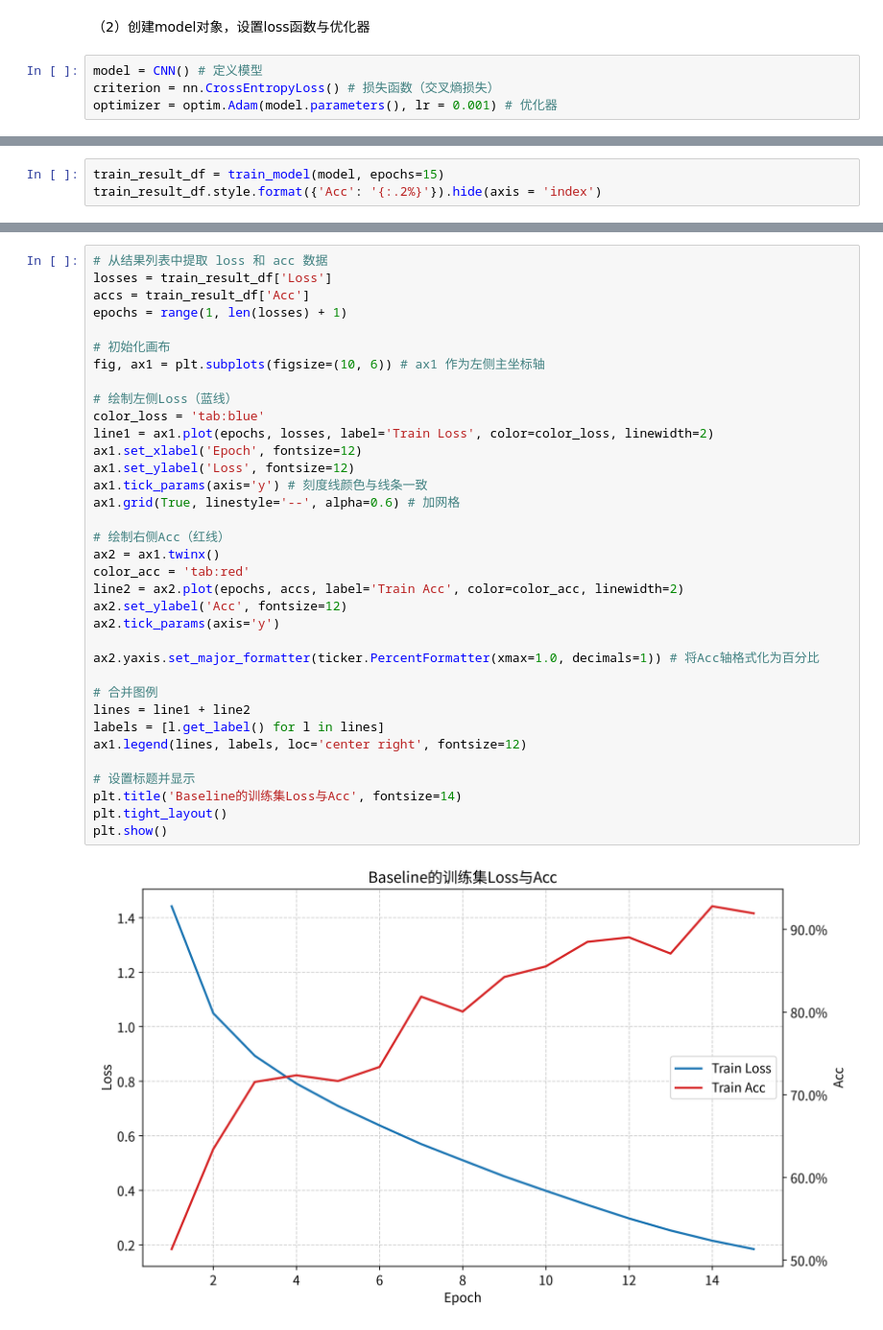
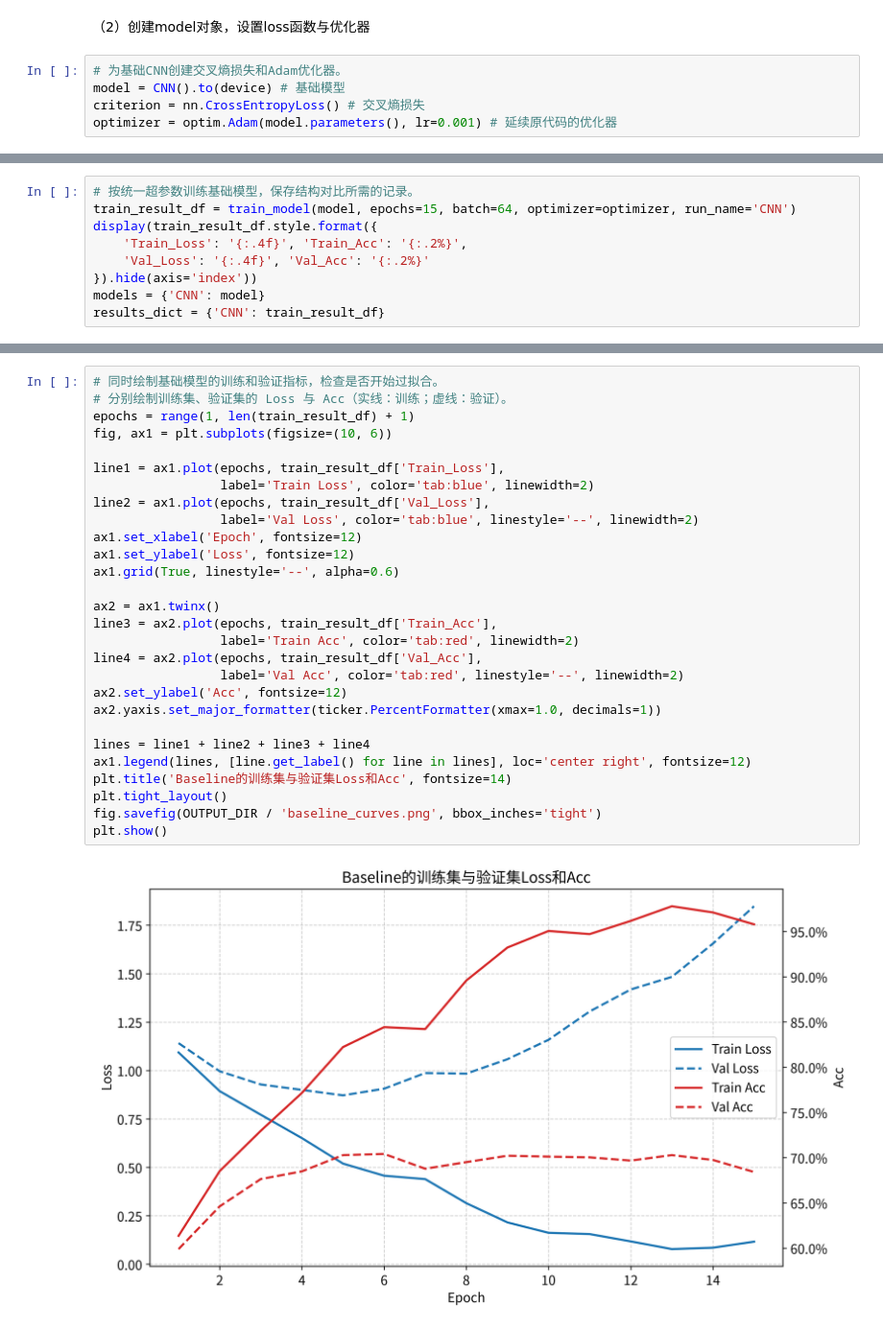
Before and after one commit to xiaoguangjin12345-dev/deep-learning, a Jupyter notebook: ex-3/ex-3.2/ex-3.2.ipynb, the cells around one changed output, grey strips where cells are left out. Shown at 96% size. Saved outputs shown, nothing was run; the diff lists cells and outputs as text.

```diff
--- a/ex-3/ex-3.2/ex-3.2.ipynb
+++ b/ex-3/ex-3.2/ex-3.2.ipynb
@@ -152,6 +172,7 @@ class CNN(nn.Module):
 # %% [markdown]
 （2）创建model对象，设置loss函数与优化器
 # %%
-model = CNN() # 定义模型
-criterion = nn.CrossEntropyLoss() # 损失函数（交叉熵损失）
-optimizer = optim.Adam(model.parameters(), lr = 0.001) # 优化器
+# 为基础CNN创建交叉熵损失和Adam优化器。
+model = CNN().to(device) # 基础模型
+criterion = nn.CrossEntropyLoss() # 交叉熵损失
+optimizer = optim.Adam(model.parameters(), lr=0.001) # 延续原代码的优化器
@@ -207,4 +257,10 @@ def train_model(model, epochs):
 # %%
-train_result_df = train_model(model, epochs=15)
-train_result_df.style.format({'Acc': '{:.2%}'}).hide(axis = 'index')
+# 按统一超参数训练基础模型，保存结构对比所需的记录。
+train_result_df = train_model(model, epochs=15, batch=64, optimizer=optimizer, run_name='CNN')
+display(train_result_df.style.format({
+    'Train_Loss': '{:.4f}', 'Train_Acc': '{:.2%}',
+    'Val_Loss': '{:.4f}', 'Val_Acc': '{:.2%}'
+}).hide(axis='index'))
+models = {'CNN': model}
+results_dict = {'CNN': train_result_df}
 # %% [output]
@@ -229,37 +301,30 @@ train_result_df.style.format({'Acc': '{:.2%}'}).hide(axis = 'index')
 # %%
-# 从结果列表中提取 loss 和 acc 数据
-losses = train_result_df['Loss']
-accs = train_result_df['Acc']
-epochs = range(1, len(losses) + 1)
+# 同时绘制基础模型的训练和验证指标，检查是否开始过拟合。
+# 分别绘制训练集、验证集的 Loss 与 Acc（实线：训练；虚线：验证）。
+epochs = range(1, len(train_result_df) + 1)
+fig, ax1 = plt.subplots(figsize=(10, 6))
 
-# 初始化画布
-fig, ax1 = plt.subplots(figsize=(10, 6)) # ax1 作为左侧主坐标轴
-
-# 绘制左侧Loss（蓝线）
-color_loss = 'tab:blue'
-line1 = ax1.plot(epochs, losses, label='Train Loss', color=color_loss, linewidth=2)
+line1 = ax1.plot(epochs, train_result_df['Train_Loss'],
+                 label='Train Loss', color='tab:blue', linewidth=2)
+line2 = ax1.plot(epochs, train_result_df['Val_Loss'],
+                 label='Val Loss', color='tab:blue', linestyle='--', linewidth=2)
 ax1.set_xlabel('Epoch', fontsize=12)
 ax1.set_ylabel('Loss', fontsize=12)
-ax1.tick_params(axis='y') # 刻度线颜色与线条一致
-ax1.grid(True, linestyle='--', alpha=0.6) # 加网格
+ax1.grid(True, linestyle='--', alpha=0.6)
 
-# 绘制右侧Acc（红线）
 ax2 = ax1.twinx()
-color_acc = 'tab:red'
-line2 = ax2.plot(epochs, accs, label='Train Acc', color=color_acc, linewidth=2)
+line3 = ax2.plot(epochs, train_result_df['Train_Acc'],
+                 label='Train Acc', color='tab:red', linewidth=2)
+line4 = ax2.plot(epochs, train_result_df['Val_Acc'],
+                 label='Val Acc', color='tab:red', linestyle='--', linewidth=2)
 ax2.set_ylabel('Acc', fontsize=12)
-ax2.tick_params(axis='y')
+ax2.yaxis.set_major_formatter(ticker.PercentFormatter(xmax=1.0, decimals=1))
 
-ax2.yaxis.set_major_formatter(ticker.PercentFormatter(xmax=1.0, decimals=1)) # 将Acc轴格式化为百分比
-
-# 合并图例
-lines = line1 + line2
-labels = [l.get_label() for l in lines]
-ax1.legend(lines, labels, loc='center right', fontsize=12)
-
-# 设置标题并显示
-plt.title('Baseline的训练集Loss与Acc', fontsize=14)
+lines = line1 + line2 + line3 + line4
+ax1.legend(lines, [line.get_label() for line in lines], loc='center right', fontsize=12)
+plt.title('Baseline的训练集与验证集Loss和Acc', fontsize=14)
 plt.tight_layout()
+fig.savefig(OUTPUT_DIR / 'baseline_curves.png', bbox_inches='tight')
 plt.show()
 # %% [output]
-[figure, old version]
+[figure, new version]
```
Also changed, not shown: parts of 34 cells of this notebook, 1 other file.
